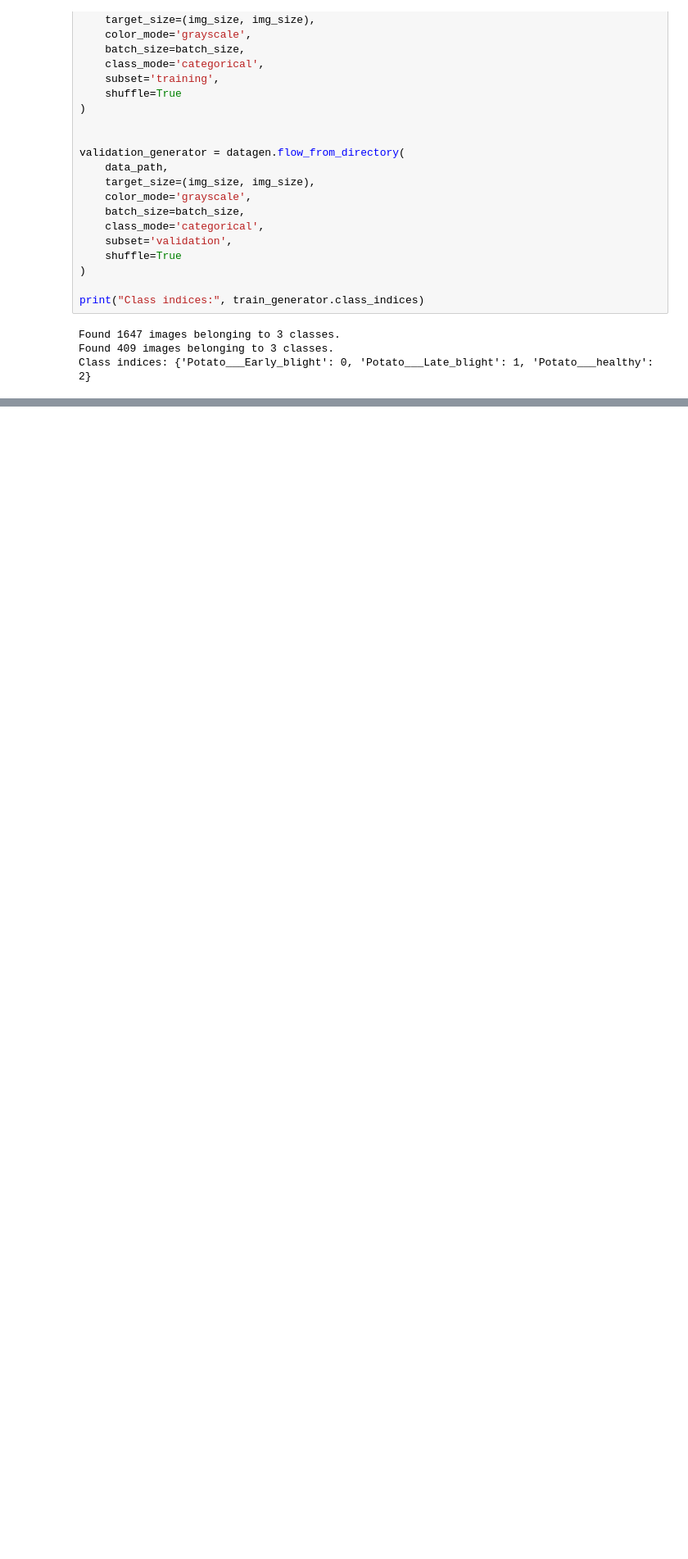
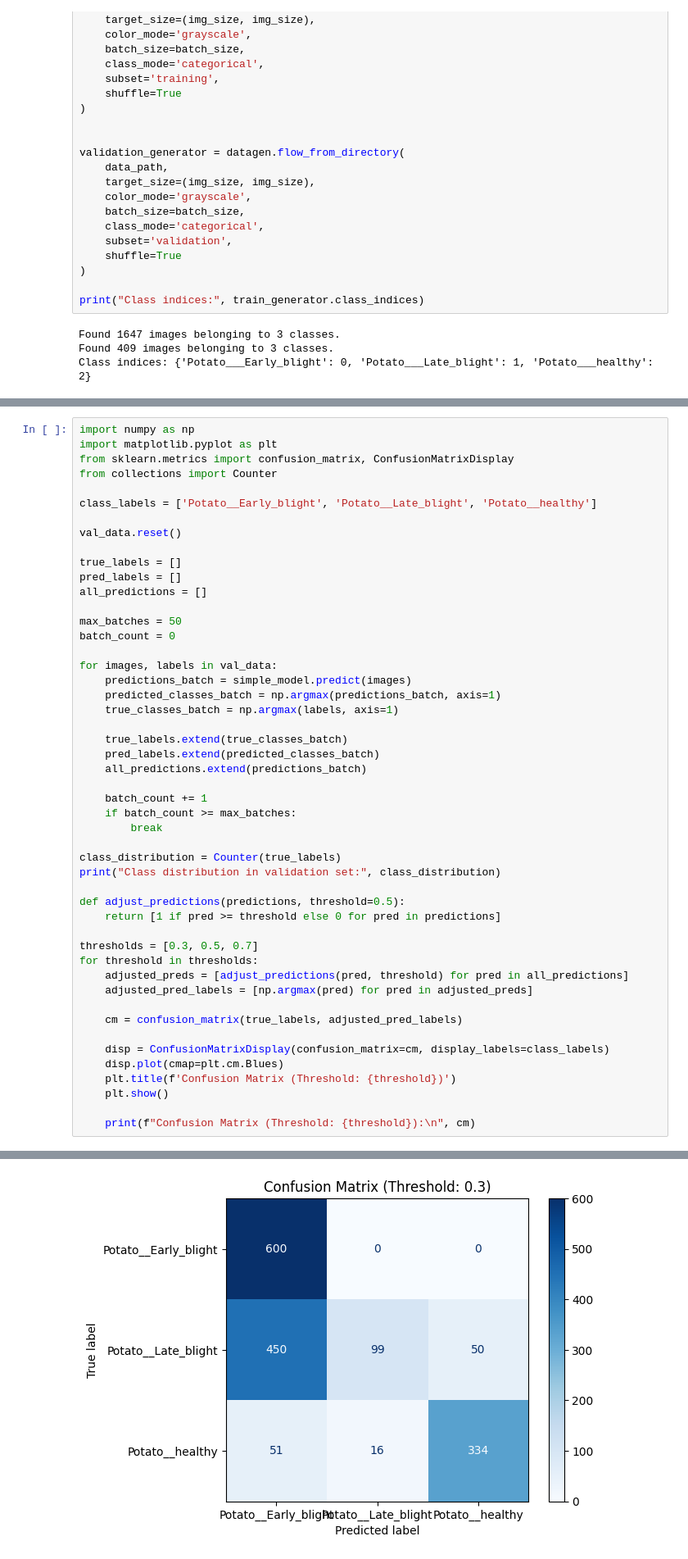
Before and after one commit to Kevin-gram/Potato-Late-blight_Early-blight-model, a Jupyter notebook: notebook.ipynb, the cells around one changed output, grey strips where cells are left out. Shown at 82% size. Drawn from its saved outputs; the diff is of its cells as text; blank space fills up the shorter version.

```diff
--- a/notebook.ipynb
+++ b/notebook.ipynb
@@ -226,0 +283,50 @@ Epoch 10/10
+# %%
+import numpy as np
+import matplotlib.pyplot as plt
+from sklearn.metrics import confusion_matrix, ConfusionMatrixDisplay
+from collections import Counter
+
+class_labels = ['Potato__Early_blight', 'Potato__Late_blight', 'Potato__healthy']
+
+val_data.reset()
+
+true_labels = []
+pred_labels = []
+all_predictions = []
+
+max_batches = 50
+batch_count = 0
+
+for images, labels in val_data:
+    predictions_batch = simple_model.predict(images)
+    predicted_classes_batch = np.argmax(predictions_batch, axis=1)
+    true_classes_batch = np.argmax(labels, axis=1)
+
+    true_labels.extend(true_classes_batch)
+    pred_labels.extend(predicted_classes_batch)
+    all_predictions.extend(predictions_batch)
+
+    batch_count += 1
+    if batch_count >= max_batches:
+        break
+
+class_distribution = Counter(true_labels)
+print("Class distribution in validation set:", class_distribution)
+
+def adjust_predictions(predictions, threshold=0.5):
+    return [1 if pred >= threshold else 0 for pred in predictions]
+
+thresholds = [0.3, 0.5, 0.7]
+for threshold in thresholds:
+    adjusted_preds = [adjust_predictions(pred, threshold) for pred in all_predictions]
+    adjusted_pred_labels = [np.argmax(pred) for pred in adjusted_preds]
+
+    cm = confusion_matrix(true_labels, adjusted_pred_labels)
+
+    disp = ConfusionMatrixDisplay(confusion_matrix=cm, display_labels=class_labels)
+    disp.plot(cmap=plt.cm.Blues)
+    plt.title(f'Confusion Matrix (Threshold: {threshold})')
+    plt.show()
+
+    print(f"Confusion Matrix (Threshold: {threshold}):\n", cm)
+# %% [output]
@@ -226,0 +350 @@ Epoch 10/10
+[figure, added]
```
Also changed, not shown: parts of 6 cells of this notebook, 2 other files.
